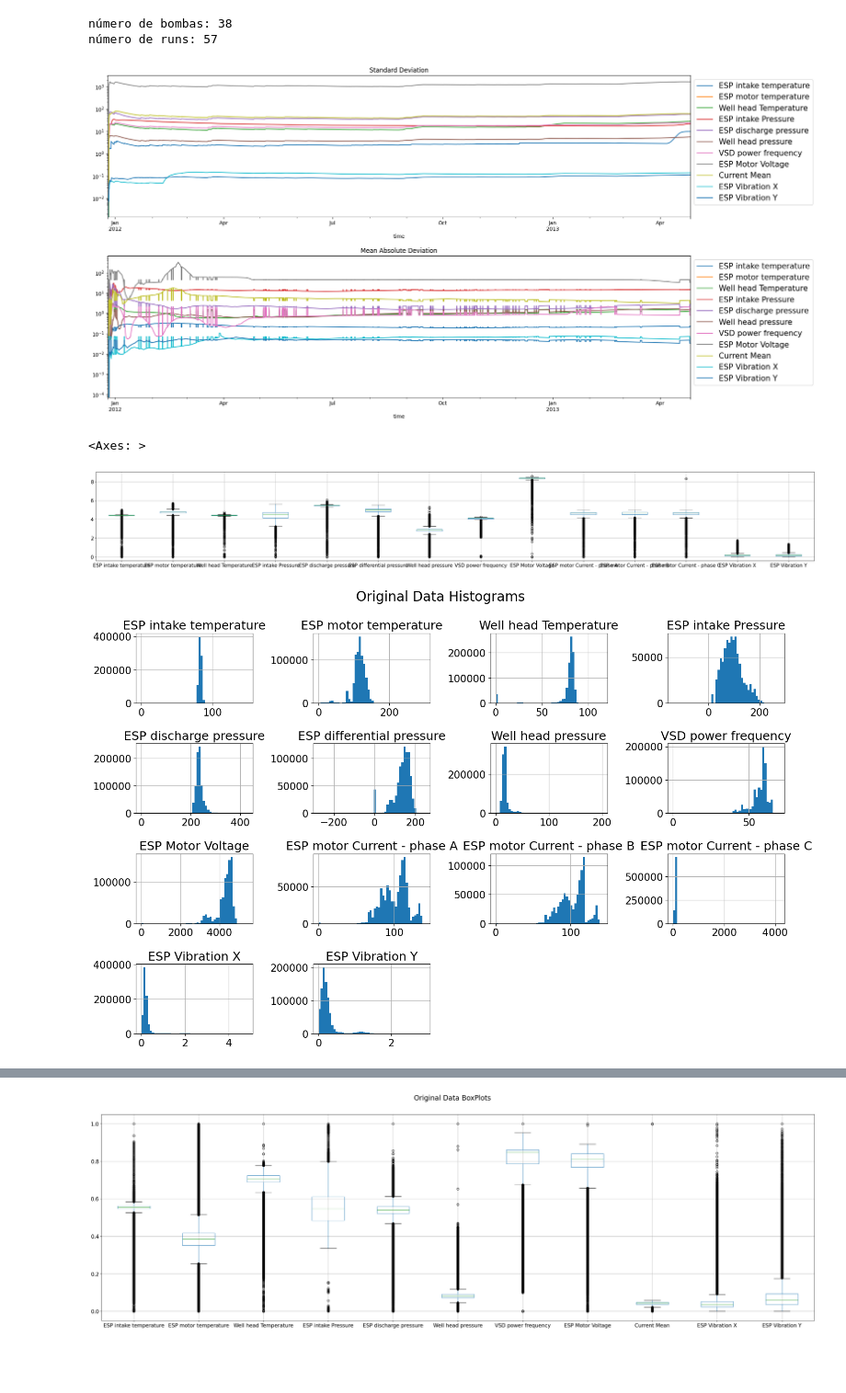
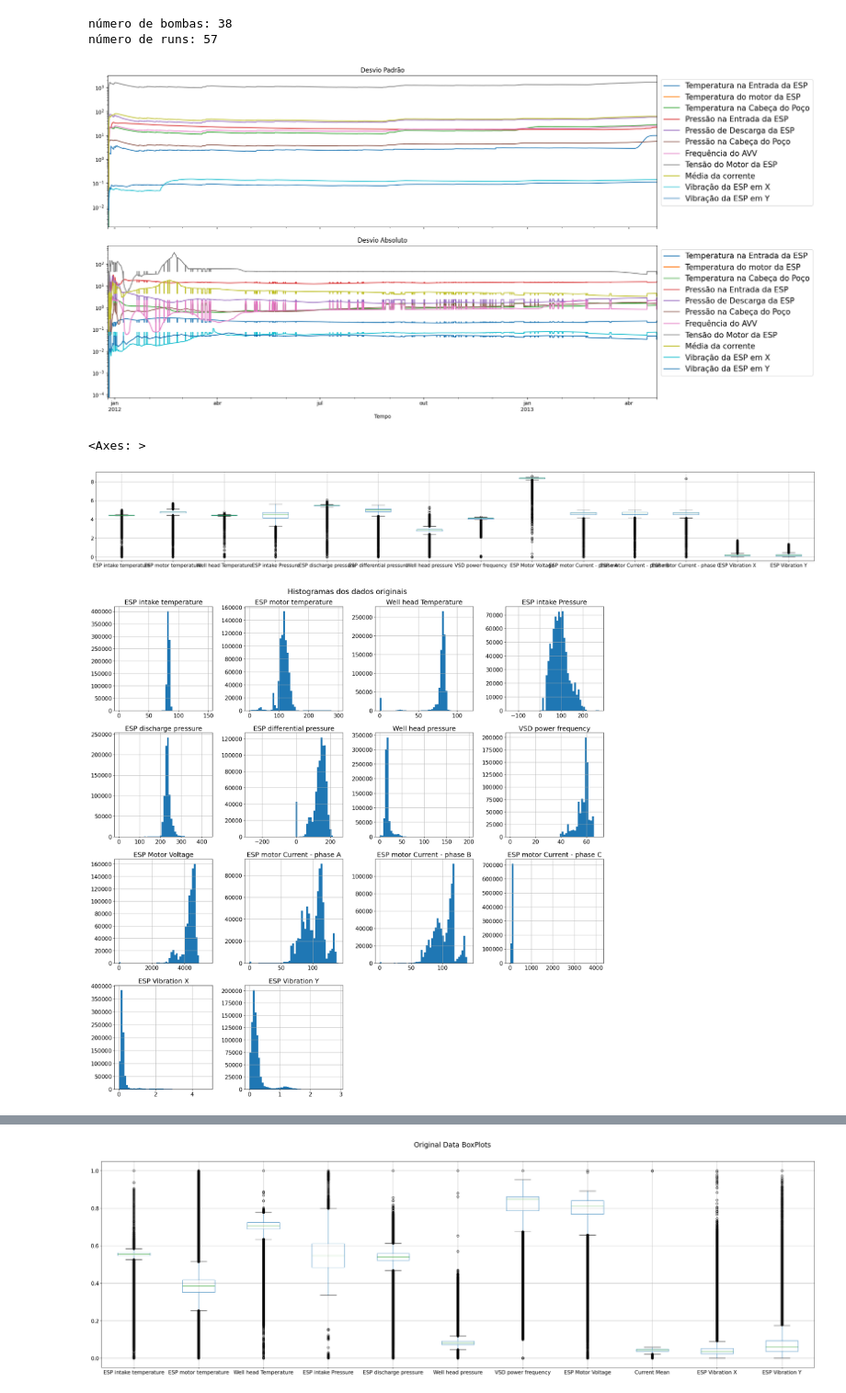
Before and after one commit to RL2-SP3/LISSA, a Jupyter notebook: examples/pump_data_cleaning.ipynb, the cells around one changed output, grey strips where cells are left out. Shown at 92% size. Saved outputs shown, nothing was run; the diff lists cells and outputs as text; code cells hidden in the pictures; blank space fills up the shorter version.

```diff
--- a/examples/pump_data_cleaning.ipynb
+++ b/examples/pump_data_cleaning.ipynb
@@ -69,17 +69,23 @@ fig,axs = plt.subplots(2,1,figsize=(20,10))
 
 plt.rcParams["font.size"]=15
 
-exportData[Headers].expanding().std().plot(ax=axs[0],logy=True)
-axs[0].legend(loc='upper left',bbox_to_anchor=(1, 1),fontsize=15)
-axs[0].title.set_text("Standard Deviation")
+
+
+exportData[Headers].expanding().std().plot(ax=axs[0],logy=True,sharex=True)
+axs[0].legend([li.Traducao()[item] for item in Headers],loc='upper left',bbox_to_anchor=(1, 1),fontsize=15)
+axs[0].title.set_text("Desvio Padrão")#"Standard Deviation")
+
+
+
 (li.SeriesBack(MAD)*1.4826)[Headers].plot(ax=axs[1],logy=True)
-axs[1].legend(loc='upper left',bbox_to_anchor=(1, 1),fontsize=15)
-axs[1].title.set_text("Mean Absolute Deviation")
+axs[1].legend([li.Traducao()[item] for item in Headers],loc='upper left',bbox_to_anchor=(1, 1),fontsize=15)
+axs[1].title.set_text("Desvio Absoluto")#"Mean Absolute Deviation")
 plt.tight_layout(pad=1.1)
+axs[1].set_xlabel("Tempo")
 
-fig.savefig("../imagens_gerais/madvsnormal.jpg")
+fig.savefig("../imagens_gerais/madvsnormal_pt.jpg")
 # %% [output]
-[figure, old version]
+[figure, new version]
 # %%
 baseDataHeaders = [
     'ESP intake temperature',
@@ -123,10 +129,10 @@ pd.plotting.boxplot(boxplot_data.apply(np.log1p),figsize=(40,5))
 <Axes: >
 [figure]
 # %%
-baseData.loc[baseData["Well_down"]==0][baseDataHeaders].hist(bins=50,figsize=(15,10))
-plt.suptitle("Original Data Histograms",fontsize=20)
+baseData.loc[baseData["Well_down"]==0][baseDataHeaders].hist(bins=50,figsize=(20,20))
+plt.suptitle("Histogramas dos dados originais",fontsize=20)
 plt.tight_layout(pad=1.3)
 plt.savefig("../imagens_gerais/hist_original.jpg")
 # %% [output]
-[figure, old version]
+[figure, new version]
 # %%
```
Also changed, not shown: parts of 1 cell of this notebook, 3 other files.
